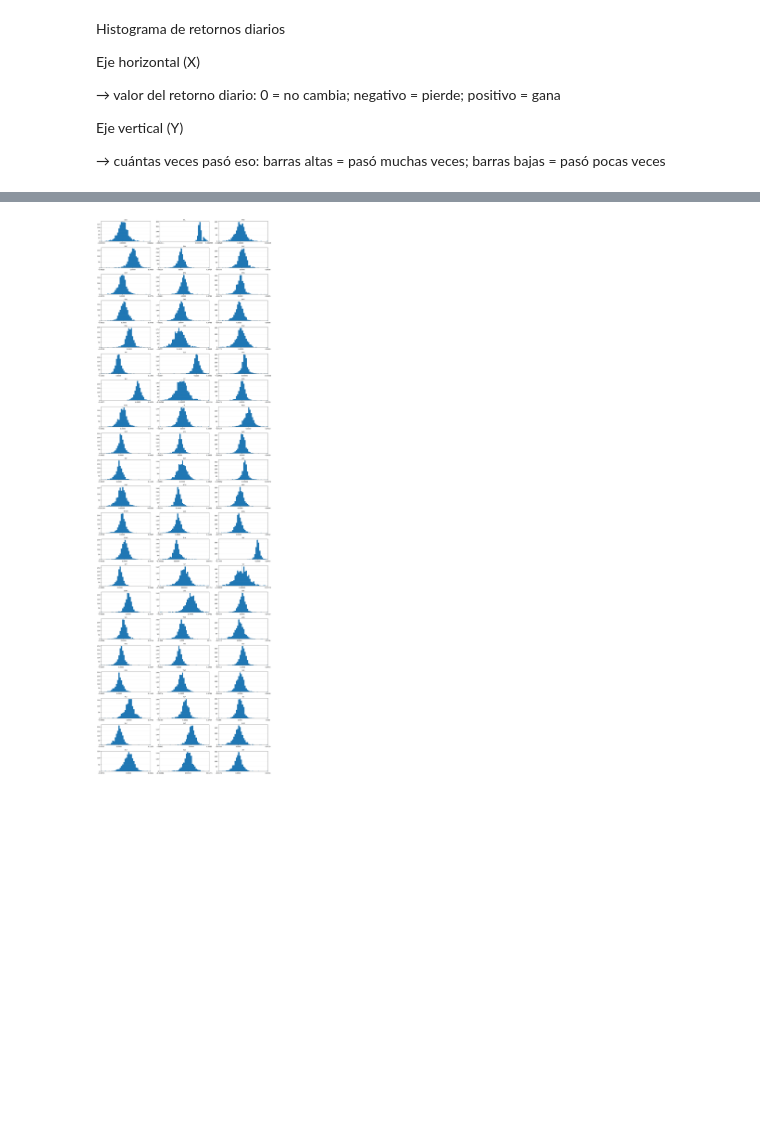
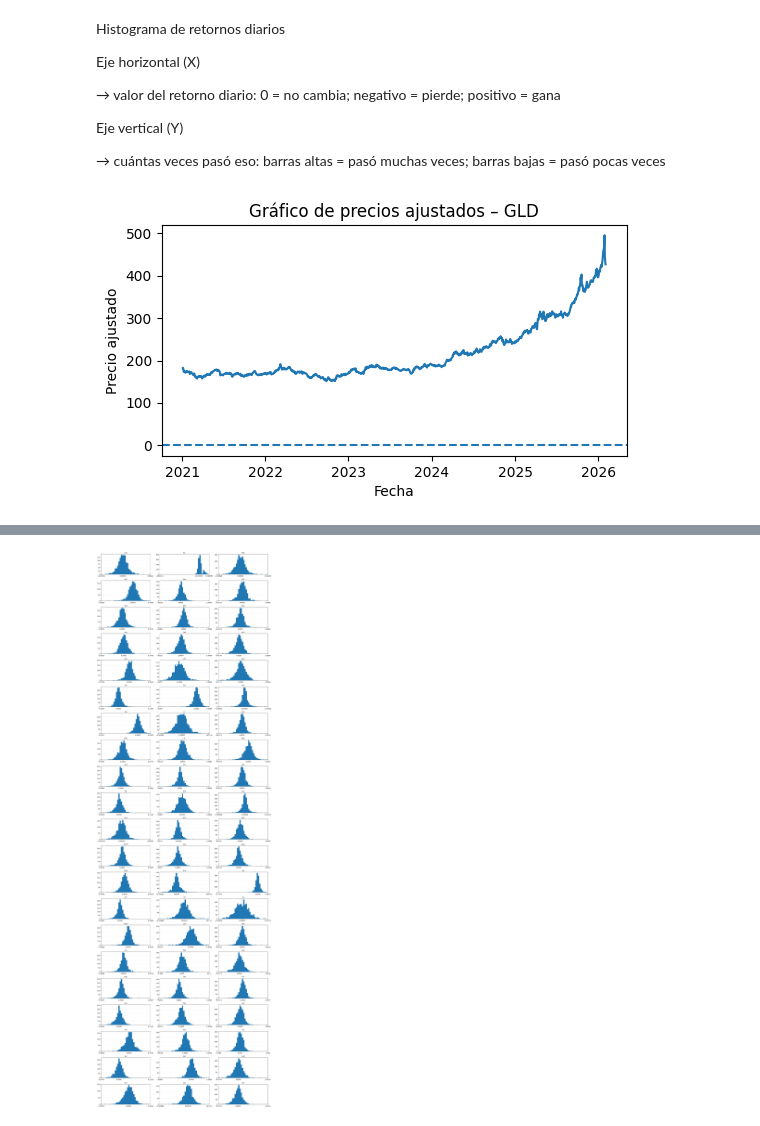
Before and after one commit to aleellord/TFM, a Jupyter notebook: 1.Preprocesado/02_analisis_inicial.ipynb, the cells around one changed output, grey strips where cells are left out. Drawn from its saved outputs; the diff is of its cells as text; code cells hidden in the pictures; blank space fills up the shorter version.

```diff
--- a/1.Preprocesado/02_analisis_inicial.ipynb
+++ b/1.Preprocesado/02_analisis_inicial.ipynb
@@ -178,6 +178,20 @@ Eje vertical (Y)
 
 → cuántas veces pasó eso: barras altas = pasó muchas veces;
 barras bajas = pasó pocas veces
+# %%
+import matplotlib.pyplot as plt
+
+etf = "GLD"   # ETF a analizar
+
+plt.figure(figsize=(6, 3))
+plt.plot(adj_close[etf])
+plt.title(f"Gráfico de precios ajustados – {etf}")
+plt.xlabel("Fecha")
+plt.ylabel("Precio ajustado")
+plt.axhline(0, linestyle="--")  # línea en 0 para referencia
+plt.show()
+# %% [output]
+[figure, added]
 # %%
 import matplotlib.pyplot as plt
 
```
Also changed, not shown: parts of 3 cells of this notebook, 15 other files.
